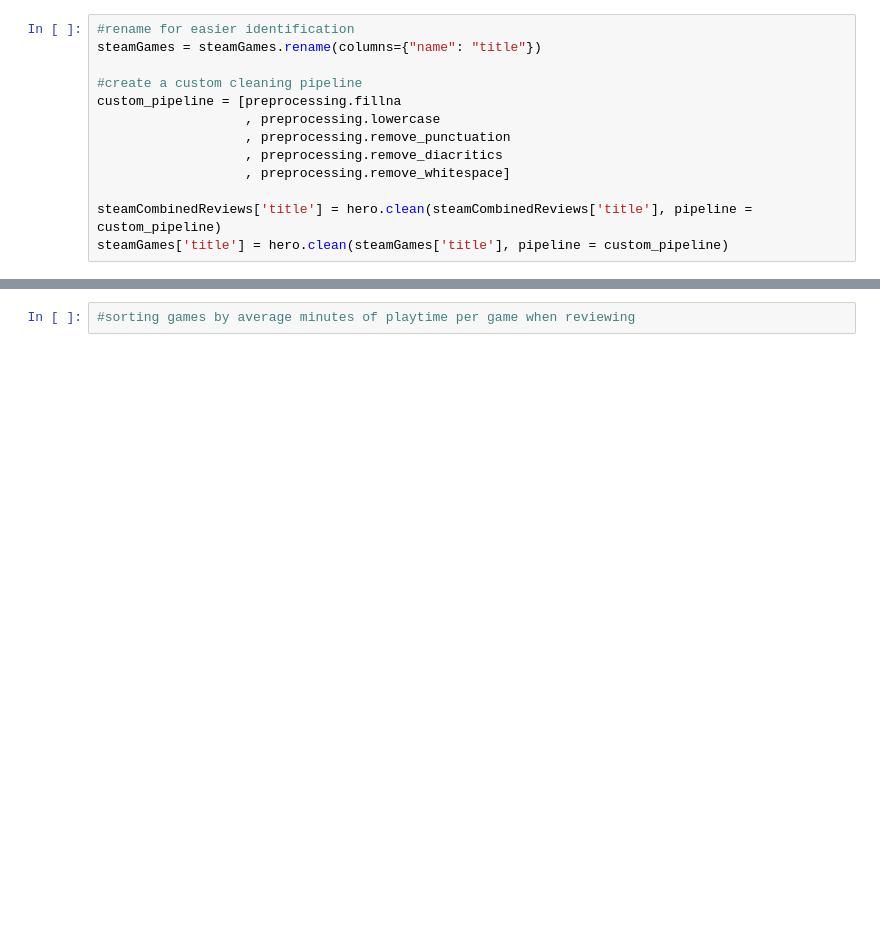
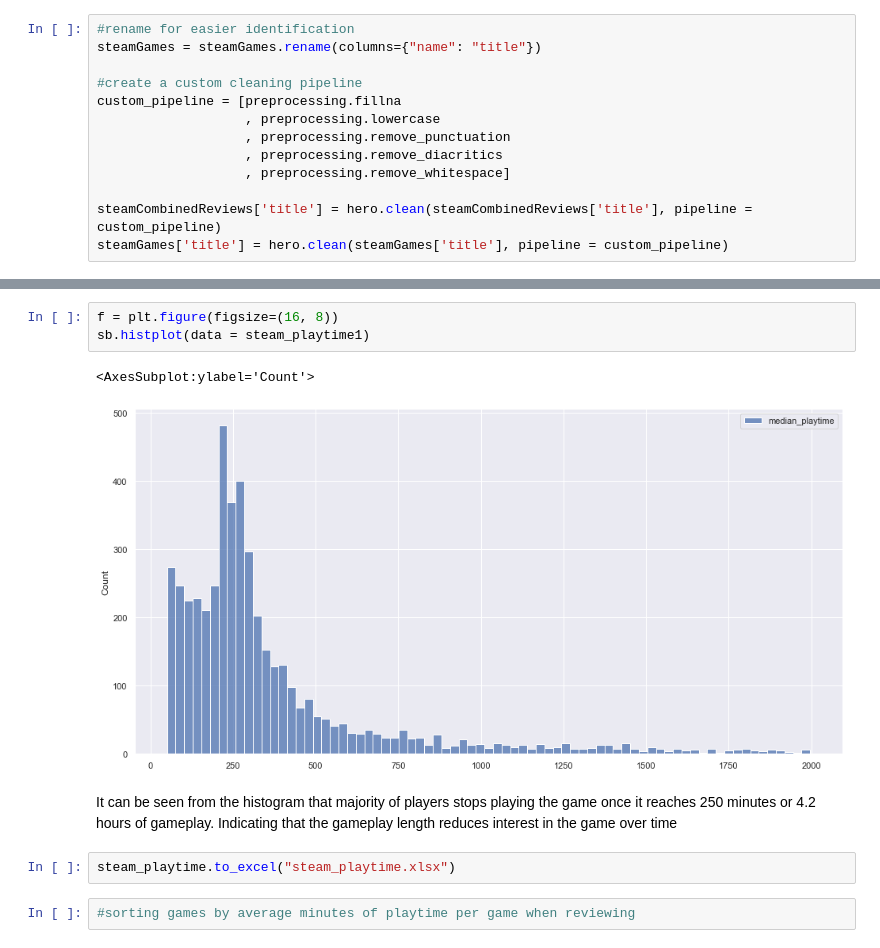
Before and after one commit to pyaepyaelily/videoGame, a Jupyter notebook: test2.ipynb, the cells around one changed output, grey strips where cells are left out. Cells and saved outputs as stored; diff of their text form; blank space fills up the shorter version.

```diff
--- a/test2.ipynb
+++ b/test2.ipynb
@@ -144,2 +169,12 @@ steam_reviewsbytitle
+# %%
+f = plt.figure(figsize=(16, 8))
+sb.histplot(data = steam_playtime1)
+# %% [output]
+<AxesSubplot:ylabel='Count'>
+[figure, added]
+# %% [markdown]
+It can be seen from the histogram that majority of players stops playing the game once it reaches 250 minutes or 4.2 hours of gameplay. Indicating that the gameplay length reduces interest in the game over time
+# %%
+steam_playtime.to_excel("steam_playtime.xlsx")
 # %%
 #sorting games by average minutes of playtime per game when reviewing
```
Also changed, not shown: parts of 11 cells of this notebook.
